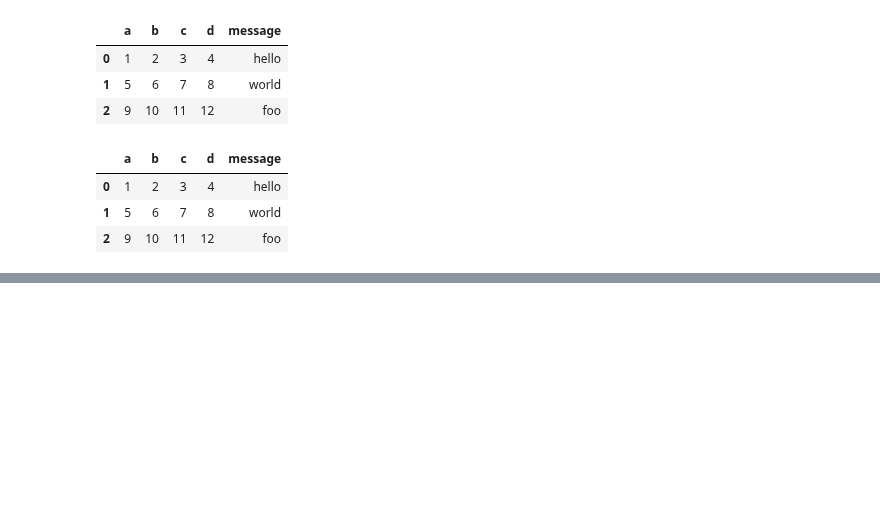
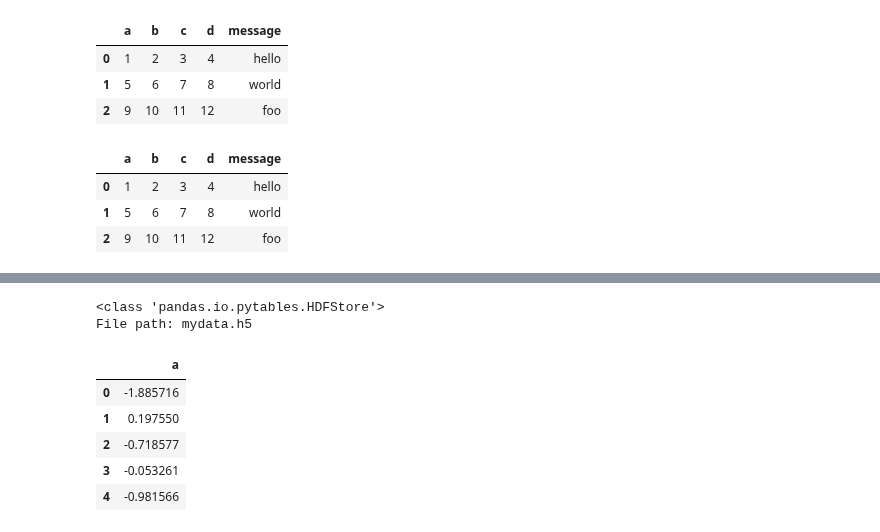
Before and after one commit to rumourcy/DA, a Jupyter notebook: pydata/chapter06.ipynb, the cells around one changed output, grey strips where cells are left out. Drawn from its saved outputs; the diff is of its cells as text; code cells hidden in the pictures; blank space fills up the shorter version.

```diff
--- a/pydata/chapter06.ipynb
+++ b/pydata/chapter06.ipynb
@@ -611,0 +612,14 @@ store = pd.HDFStore('mydata.h5')
+# %%
+store
+# %% [output]
+<class 'pandas.io.pytables.HDFStore'>
+File path: mydata.h5
+# %%
+store['obj1'].head()
+# %% [output]
+|  | a |
+| 0 | -1.885716 |
+| 1 | 0.197550 |
+| 2 | -0.718577 |
+| 3 | -0.053261 |
+| 4 | -0.981566 |
```
Also changed, not shown: parts of 38 cells of this notebook, 4 other files.
